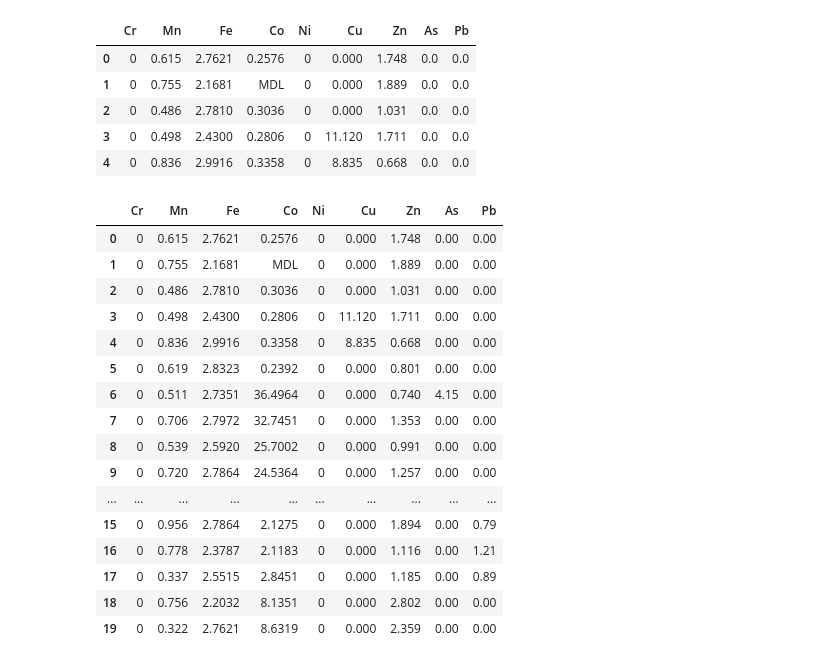
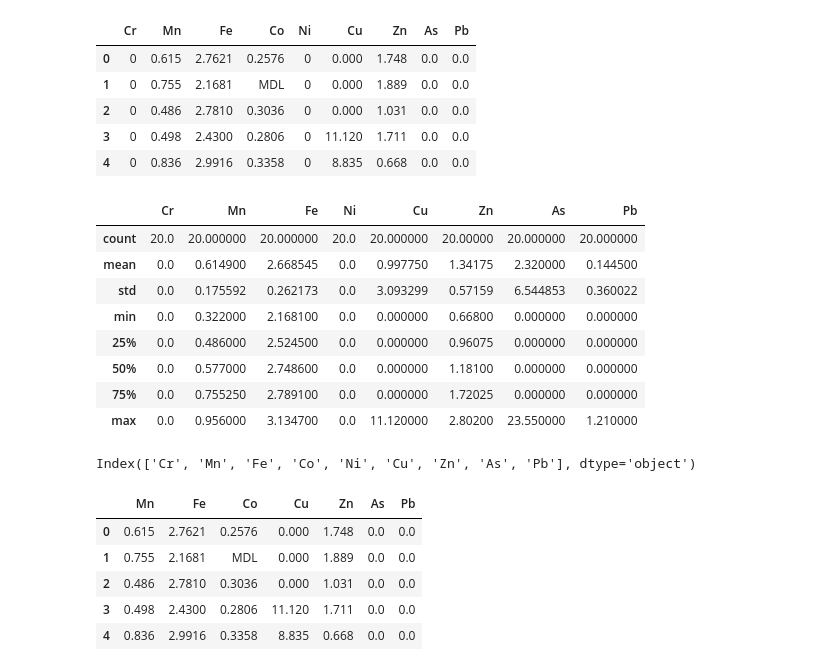
Before and after one commit to rakibhhridoy/OnResearch, a Jupyter notebook: SundarbanSediment/MonteCarlo.ipynb, the cells around one changed output. Cells and saved outputs as stored; diff of their text form; code cells hidden in the pictures.

```diff
--- a/SundarbanSediment/MonteCarlo.ipynb
+++ b/SundarbanSediment/MonteCarlo.ipynb
@@ -11,22 +13,28 @@ df.head()
 | 3 | 0 | 0.498 | 2.4300 | 0.2806 | 0 | 11.120 | 1.711 | 0.0 | 0.0 |
 | 4 | 0 | 0.836 | 2.9916 | 0.3358 | 0 | 8.835 | 0.668 | 0.0 | 0.0 |
 # %%
-df
+df.describe()
 # %% [output]
-|  | Cr | Mn | Fe | Co | Ni | Cu | Zn | As | Pb |
-| 0 | 0 | 0.615 | 2.7621 | 0.2576 | 0 | 0.000 | 1.748 | 0.00 | 0.00 |
-| 1 | 0 | 0.755 | 2.1681 | MDL | 0 | 0.000 | 1.889 | 0.00 | 0.00 |
-| 2 | 0 | 0.486 | 2.7810 | 0.3036 | 0 | 0.000 | 1.031 | 0.00 | 0.00 |
-| 3 | 0 | 0.498 | 2.4300 | 0.2806 | 0 | 11.120 | 1.711 | 0.00 | 0.00 |
-| 4 | 0 | 0.836 | 2.9916 | 0.3358 | 0 | 8.835 | 0.668 | 0.00 | 0.00 |
-| 5 | 0 | 0.619 | 2.8323 | 0.2392 | 0 | 0.000 | 0.801 | 0.00 | 0.00 |
-| 6 | 0 | 0.511 | 2.7351 | 36.4964 | 0 | 0.000 | 0.740 | 4.15 | 0.00 |
-| 7 | 0 | 0.706 | 2.7972 | 32.7451 | 0 | 0.000 | 1.353 | 0.00 | 0.00 |
-| 8 | 0 | 0.539 | 2.5920 | 25.7002 | 0 | 0.000 | 0.991 | 0.00 | 0.00 |
-| 9 | 0 | 0.720 | 2.7864 | 24.5364 | 0 | 0.000 | 1.257 | 0.00 | 0.00 |
-| ... | ... | ... | ... | ... | ... | ... | ... | ... | ... |
-| 15 | 0 | 0.956 | 2.7864 | 2.1275 | 0 | 0.000 | 1.894 | 0.00 | 0.79 |
-| 16 | 0 | 0.778 | 2.3787 | 2.1183 | 0 | 0.000 | 1.116 | 0.00 | 1.21 |
-| 17 | 0 | 0.337 | 2.5515 | 2.8451 | 0 | 0.000 | 1.185 | 0.00 | 0.89 |
-| 18 | 0 | 0.756 | 2.2032 | 8.1351 | 0 | 0.000 | 2.802 | 0.00 | 0.00 |
-| 19 | 0 | 0.322 | 2.7621 | 8.6319 | 0 | 0.000 | 2.359 | 0.00 | 0.00 |
+|  | Cr | Mn | Fe | Ni | Cu | Zn | As | Pb |
+| count | 20.0 | 20.000000 | 20.000000 | 20.0 | 20.000000 | 20.00000 | 20.000000 | 20.000000 |
+| mean | 0.0 | 0.614900 | 2.668545 | 0.0 | 0.997750 | 1.34175 | 2.320000 | 0.144500 |
+| std | 0.0 | 0.175592 | 0.262173 | 0.0 | 3.093299 | 0.57159 | 6.544853 | 0.360022 |
+| min | 0.0 | 0.322000 | 2.168100 | 0.0 | 0.000000 | 0.66800 | 0.000000 | 0.000000 |
+| 25% | 0.0 | 0.486000 | 2.524500 | 0.0 | 0.000000 | 0.96075 | 0.000000 | 0.000000 |
+| 50% | 0.0 | 0.577000 | 2.748600 | 0.0 | 0.000000 | 1.18100 | 0.000000 | 0.000000 |
+| 75% | 0.0 | 0.755250 | 2.789100 | 0.0 | 0.000000 | 1.72025 | 0.000000 | 0.000000 |
+| max | 0.0 | 0.956000 | 3.134700 | 0.0 | 11.120000 | 2.80200 | 23.550000 | 1.210000 |
+# %%
+df.columns
+# %% [output]
+Index(['Cr', 'Mn', 'Fe', 'Co', 'Ni', 'Cu', 'Zn', 'As', 'Pb'], dtype='object')
+# %%
+dt = df[['Mn', 'Fe', 'Co', 'Cu', 'Zn', 'As', 'Pb']]
+dt.head()
+# %% [output]
+|  | Mn | Fe | Co | Cu | Zn | As | Pb |
+| 0 | 0.615 | 2.7621 | 0.2576 | 0.000 | 1.748 | 0.0 | 0.0 |
+| 1 | 0.755 | 2.1681 | MDL | 0.000 | 1.889 | 0.0 | 0.0 |
+| 2 | 0.486 | 2.7810 | 0.3036 | 0.000 | 1.031 | 0.0 | 0.0 |
+| 3 | 0.498 | 2.4300 | 0.2806 | 11.120 | 1.711 | 0.0 | 0.0 |
+| 4 | 0.836 | 2.9916 | 0.3358 | 8.835 | 0.668 | 0.0 | 0.0 |
```
Also changed, not shown: parts of 25 cells of this notebook, 14 other files.
